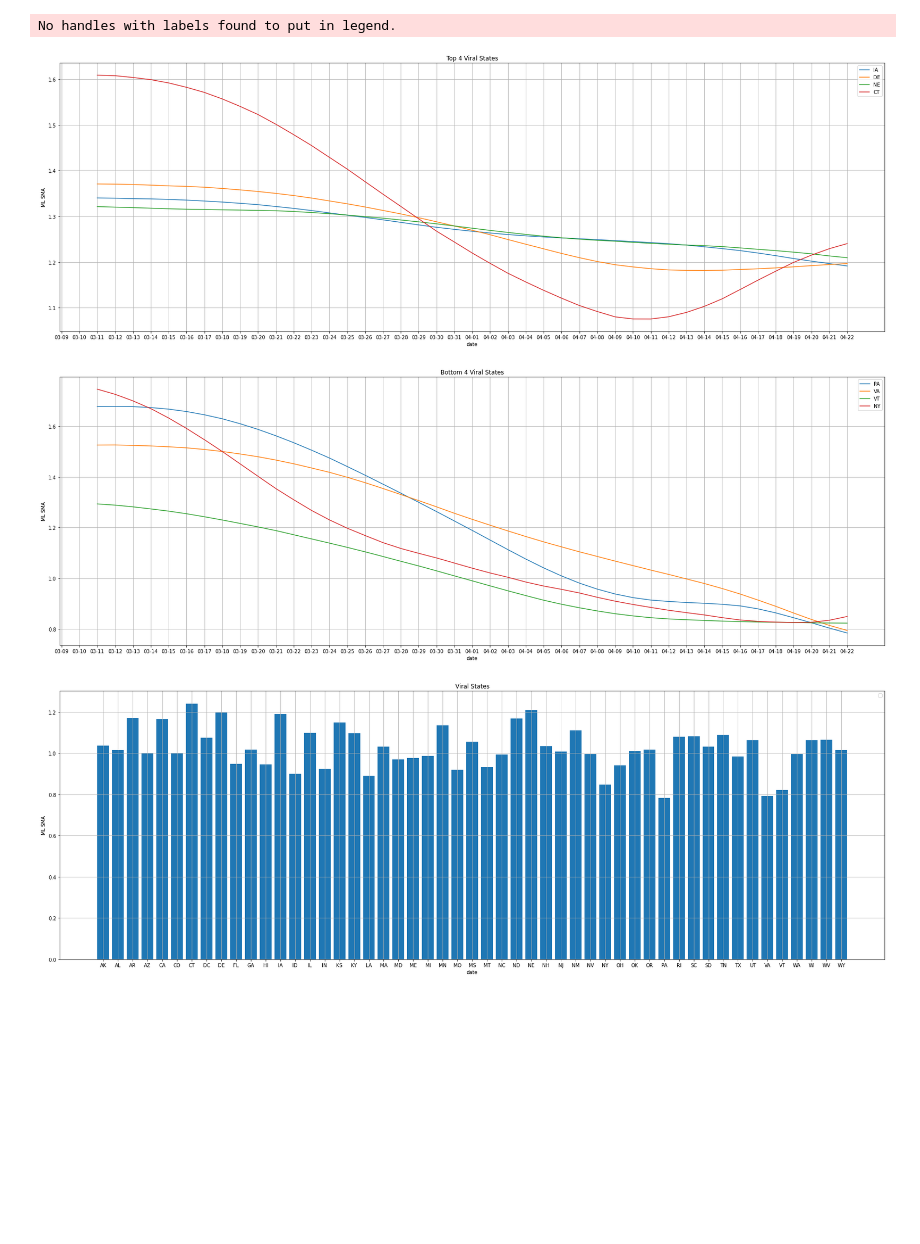
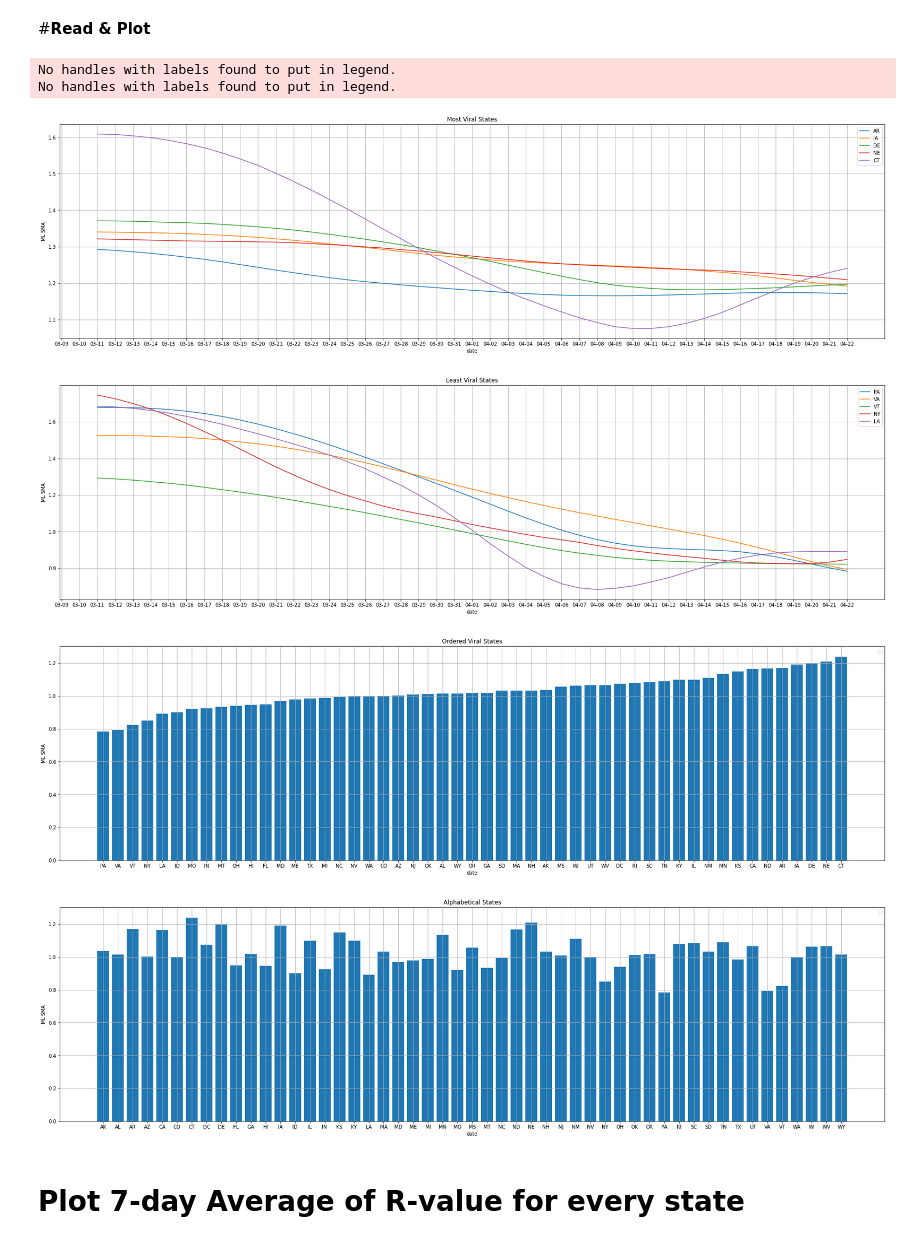
Before and after one commit to dimeking/playground, a Jupyter notebook: Covid_Rt.ipynb, the cells around one changed output. Saved outputs shown, nothing was run; the diff lists cells and outputs as text; code cells hidden in the pictures; blank space fills up the shorter version.

```diff
--- a/Covid_Rt.ipynb
+++ b/Covid_Rt.ipynb
@@ -6,9 +10,9 @@ import numpy as np
 
 import matplotlib.pyplot as plt
 import matplotlib.colors as mcolors
-import seaborn as sns
 
-colors = list(mcolors.TABLEAU_COLORS.keys())
+DAYS = 7
+GROUP_SIZE = 5
 # %%
 def get_datafile():
   file_name = 'https://d14wlfuexuxgcm.cloudfront.net/covid/rt.csv'
@@ -27,13 +27,0 @@ df.head()
-# %%
-states = df['state'].unique()
-# df[df['state']=='CA'].tail(7)
-
-# print('last day:')
-# df.groupby('state').tail(1).loc[:,['state','ML']]
-
-# print('last week:')
-# df.groupby('state').tail(7)
-
-def get_sorted_states(days):
-  grp = df.groupby('state').tail(days).groupby('state').mean()['ML']
-  return grp.to_frame(name = 'Current_ML_SMA_7').reset_index().sort_values(by=['Current_ML_SMA_7'])['state']
@@ -64,32 +63,28 @@ def plot_timeseries_rollingmean(datafile, states, title):
-# %%
-def plot_bars_rollingmean(datafile, states, title):
-  plt.figure(figsize=[30,10])
-  plt.grid(True)
-
-  xpos = np.arange(len(states))
-  plt.xticks(xpos, states)
-  plt.bar(xpos, datafile['ML_SMA'])
-
-  plt.xlabel('date')
-  plt.ylabel('ML SMA')
-  plt.title(title)
-  plt.legend(loc=1)
+# %% [markdown]
+#**Read & Plot**
 # %%
-df_ML_SMA = rolling_mean(df, 7, 'ML')
-# print(df_ML_SMA)
+df = get_datafile()
+
+df_ML_SMA = rolling_mean(df, DAYS, 'ML')
 df_ML_SMA_current = df_ML_SMA.groupby('state').tail(1)
 
-sorted_states = get_sorted_states(7)
+sorted_df_ML_SMA = df_ML_SMA_current.sort_values(by=['ML_SMA'])
+sorted_states = sorted_df_ML_SMA['state']
 
-plot_timeseries_rollingmean(df_ML_SMA, sorted_states.tail(4), 'Top 4 Viral States')
-plot_timeseries_rollingmean(df_ML_SMA, sorted_states.head(4), 'Bottom 4 Viral States')
+plot_timeseries_rollingmean(df_ML_SMA, sorted_states.tail(GROUP_SIZE), 'Most Viral States')
+plot_timeseries_rollingmean(df_ML_SMA, sorted_states.head(GROUP_SIZE), 'Least Viral States')
 
-plot_bars_rollingmean(df_ML_SMA_current, states, 'Viral States')
+plot_bars_rollingmean(sorted_df_ML_SMA, 'Ordered Viral States')
+plot_bars_rollingmean(df_ML_SMA_current, 'Alphabetical States')
 # %% [output]
 No handles with labels found to put in legend.
+No handles with labels found to put in legend.
-[figure, old version]
+[figure, new version]
-[figure, old version]
+[figure, new version]
-[figure, old version]
+[figure, new version]
+[figure, added]
+# %% [markdown]
+# Plot 7-day Average of R-value for every state
 # %%
 from google.colab import widgets
 from google.colab import output
```
Also changed, not shown: parts of 7 cells of this notebook.
